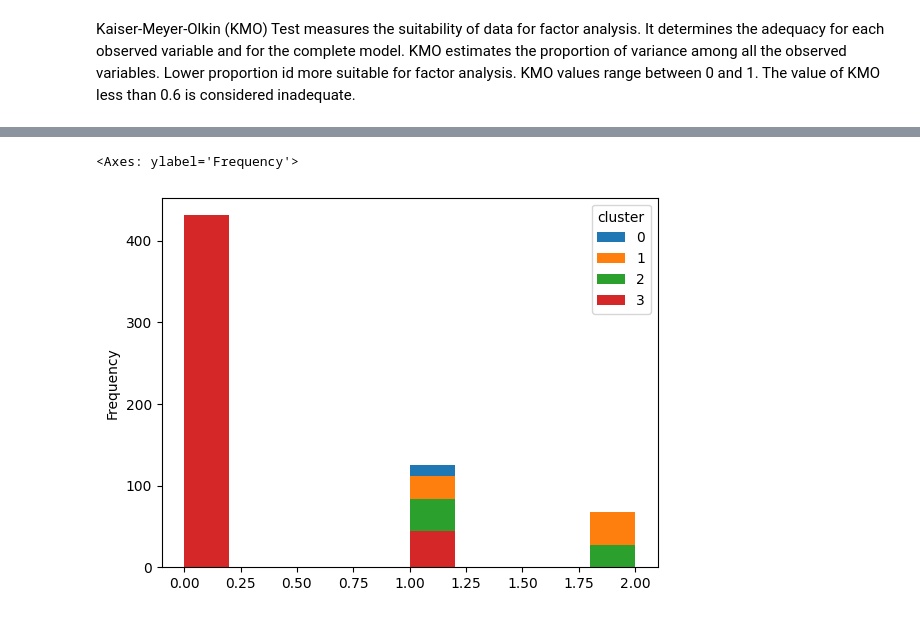
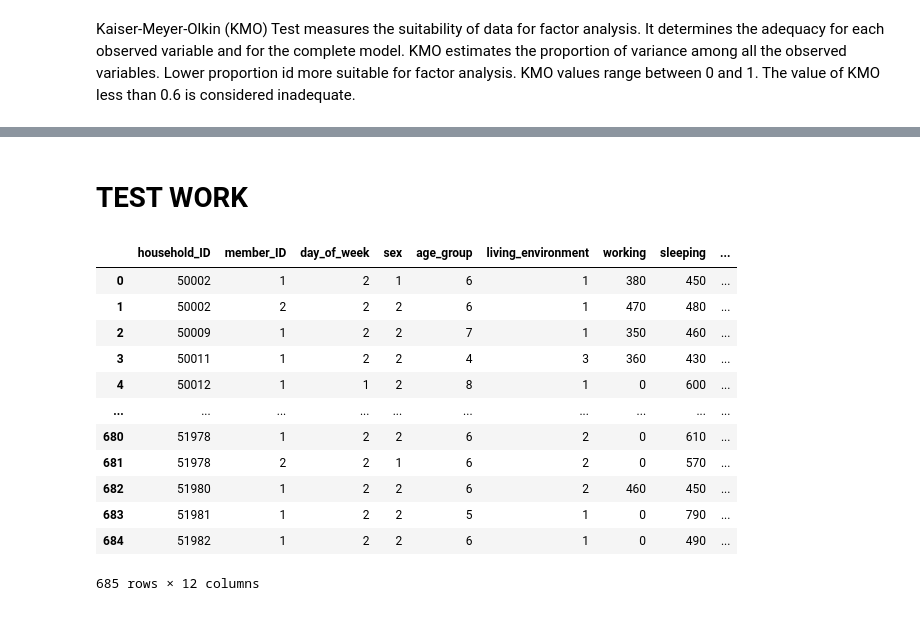
Before and after one commit to heinohen/household_habits_SDA, a Jupyter notebook: habits.ipynb, the cells around one changed output, grey strips where cells are left out. Saved outputs shown, nothing was run; the diff lists cells and outputs as text; code cells hidden in the pictures.

```diff
--- a/habits.ipynb
+++ b/habits.ipynb
@@ -501,5 +375,18 @@ crosstabs = pd.crosstab(quants_extended.household_ID, quants_extended.cluster)
-# %%
-crosstabs.plot.hist()
-# %% [output]
-<Axes: ylabel='Frequency'>
-[figure, removed]
+# %% [markdown]
+# TEST WORK
+# %%
+df_done
+# %% [output]
+|  | household_ID | member_ID | day_of_week | sex | age_group | living_environment | working | sleeping | ... |
+| 0 | 50002 | 1 | 2 | 1 | 6 | 1 | 380 | 450 | ... |
+| 1 | 50002 | 2 | 2 | 2 | 6 | 1 | 470 | 480 | ... |
+| 2 | 50009 | 1 | 2 | 2 | 7 | 1 | 350 | 460 | ... |
+| 3 | 50011 | 1 | 2 | 2 | 4 | 3 | 360 | 430 | ... |
+| 4 | 50012 | 1 | 1 | 2 | 8 | 1 | 0 | 600 | ... |
+| ... | ... | ... | ... | ... | ... | ... | ... | ... | ... |
+| 680 | 51978 | 1 | 2 | 2 | 6 | 2 | 0 | 610 | ... |
+| 681 | 51978 | 2 | 2 | 1 | 6 | 2 | 0 | 570 | ... |
+| 682 | 51980 | 1 | 2 | 2 | 6 | 2 | 460 | 450 | ... |
+| 683 | 51981 | 1 | 2 | 2 | 5 | 1 | 0 | 790 | ... |
+| 684 | 51982 | 1 | 2 | 2 | 6 | 1 | 0 | 490 | ... |
+685 rows × 12 columns
```
Also changed, not shown: parts of 41 cells of this notebook.
